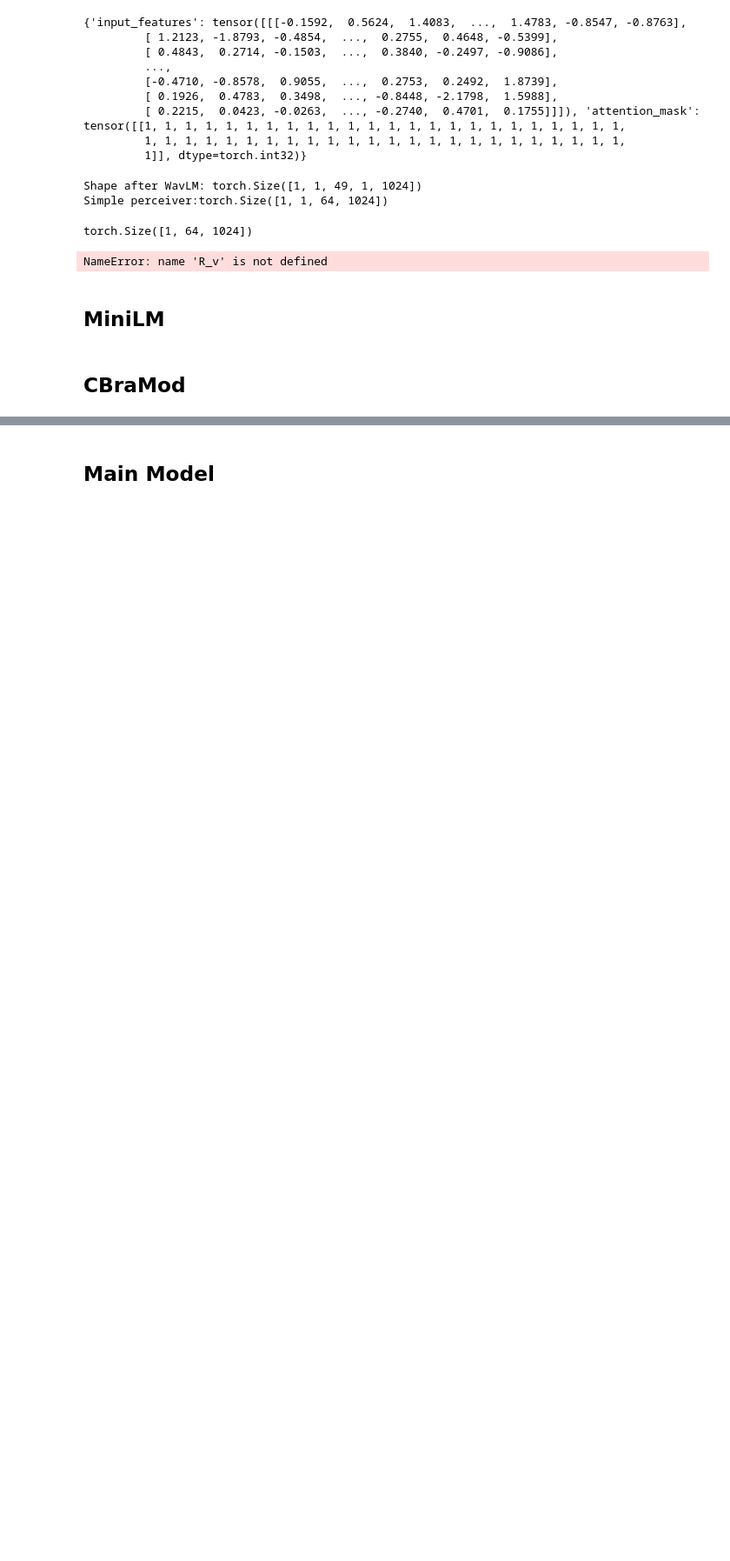
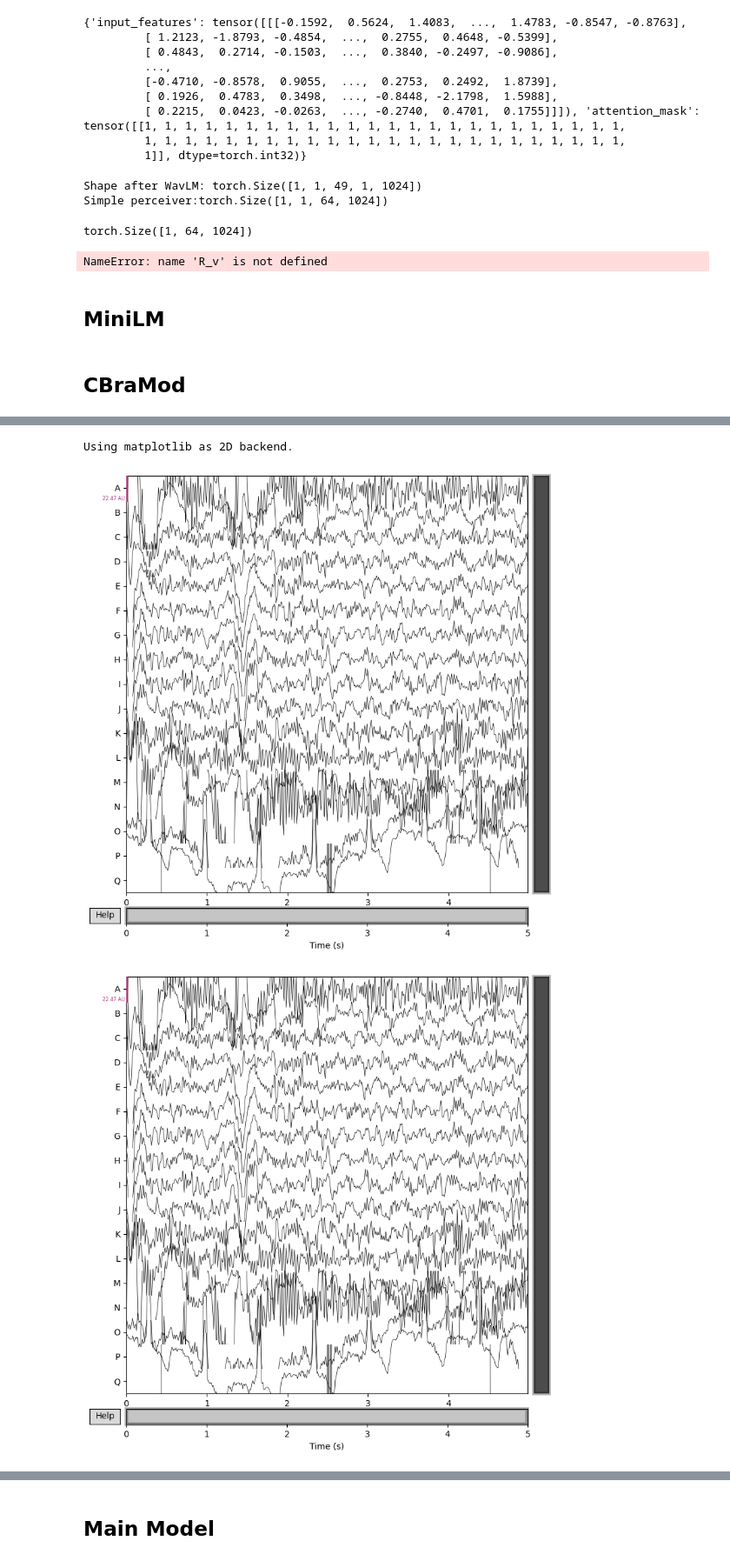
Before and after one commit to Ubriacopo/progetto-tesi, a Jupyter notebook: models/FEEG/playground.ipynb, the cells around one changed output, grey strips where cells are left out. Shown at 87% size. Drawn from its saved outputs; the diff is of its cells as text; code cells hidden in the pictures; blank space fills up the shorter version.

```diff
--- a/models/FEEG/playground.ipynb
+++ b/models/FEEG/playground.ipynb
@@ -16,4 +16,4 @@ You should probably TRAIN this model on a down-stream task to be able to use it
 ## Dataset Interaction
 # %%
 ds = AMIGOSDataset("../../resources/AMIGOS/sampled/AMIGOS_sampled.csv")
-ds.__getitem__(1)
+record = ds.__getitem__(1)
@@ -20,9 +24,14 @@ ds.__getitem__(1)
 # %%
 import numpy as np
 
-a = ds.__getitem__(1)
-for i in a:
-    if i is None:
+# Todo make them return tensors
+for key in record.__dict__.keys():
+    if record.__getattribute__(key) is None:
         print("None")
     else:
-        print(i.shape if isinstance(i, np.ndarray) else len(i))
+        i = record.__getattribute__(key)
+        print("key: " + key)
+        print(str(i.shape) if isinstance(i, np.ndarray) else "arr::len::" + str(len(i)))
+        print("")  # Newline for clarity
+
+eeg = record.eeg
@@ -136,0 +167,24 @@ res = cbramod(x=x_eeg)
+# %%
+from scipy.signal import resample_poly
+import mne
+
+# TODO move this stuff elsewhere
+# TODO Should I resample to 200Hz? Like the way it does in CBraMod. Non sembra ideale. Meglio paddare.
+
+x_eeg = torch.Tensor(eeg.T).unsqueeze(0)
+print(x_eeg.shape)  # Sampled has fused timesteps with D. We can retrieve it the right way:
+
+# 5s time steps as per setup. This will change
+x_eeg = rearrange(x_eeg, "b c (t d) -> b c t d", t=5)
+mne_eeg = mne.io.RawArray(eeg.T, info=mne.create_info(sfreq=128,
+                                                      ch_names=["A", "B", "C", "D", "E", "F", "G", "H", "I", "J", "K",
+                                                                "L", "M", "N", "O", "P", "Q"]))
+
+print(x_eeg.shape)
+
+# TODO masking servita per segments corti (ora sono fissi)
+x_eeg = resample_poly(x_eeg, up=25, down=16, axis=-1)  # shape: [B, C, T * 25/16]
+x_eeg = torch.Tensor(x_eeg)
+# mask = torch.ones([17, 5, 128])
+# mask = F.pad(mask, (0, 200 - mask.shape[-1]))
+# print(mask.shape)  # Damn mi sa che la maschera era per timesteps only! todo caprie
@@ -136,0 +197,6 @@ res = cbramod(x=x_eeg)
+# %%
+mne_eeg.plot()
+# %% [output]
+Using matplotlib as 2D backend.
+[figure, added]
+[figure, added]
```
Also changed, not shown: parts of 19 cells of this notebook, 12 other files.
